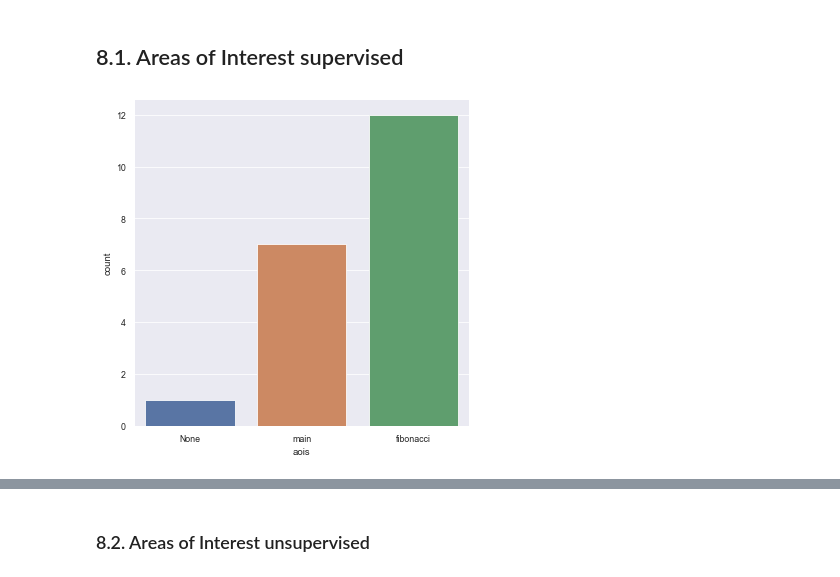
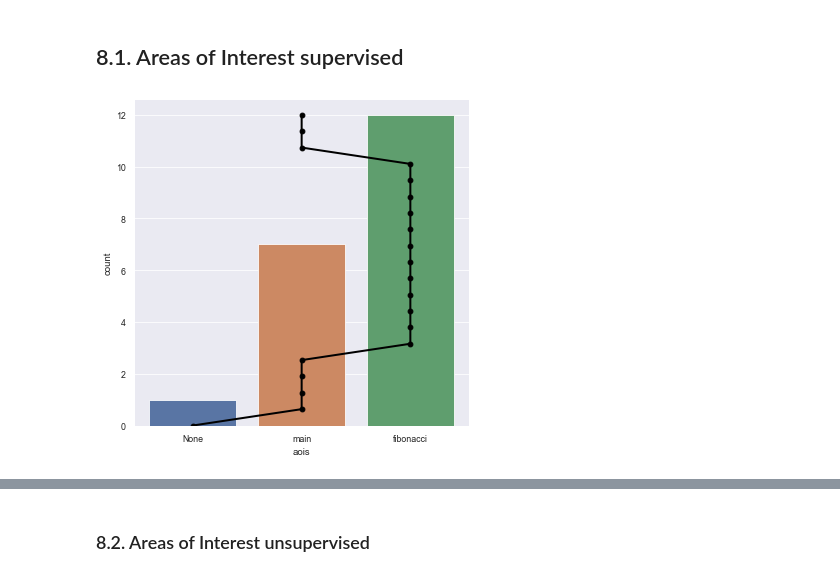
Before and after one commit to brains-on-code/REyeker, a Jupyter notebook: REyeker-DataAnalyses-Python/rEYEker_Pipeline.ipynb, the cells around one changed output, grey strips where cells are left out. Drawn from its saved outputs; the diff is of its cells as text; code cells hidden in the pictures.

```diff
--- a/REyeker-DataAnalyses-Python/rEYEker_Pipeline.ipynb
+++ b/REyeker-DataAnalyses-Python/rEYEker_Pipeline.ipynb
@@ -694,37 +694,37 @@ create_statical_data(df_similarity_array, ['Similarity']*len(df_similarity_array
 <h2>8.1. Areas of Interest supervised </h2>
 # %%
 import modules.HeatmapHelpers as heathelpers
+from matplotlib.patches import Rectangle
 
 im = image_array[0].copy()
 shape = im.shape[0], im.shape[1]
 
-aoi_mask = np.zeros(shape)
+aoi_mask = np.zeros(shape).astype(int)
 aoi_mask[50:180, 50:700] = 1
 aoi_mask[200:350, 50:900] = 2
-
-tmp = aoi_mask.flatten().tolist()
-heathelpers.draw_heat(im, tmp)
 
 x = [x for (x,y) in visual_stimulus_data_matrix[0][0]]
 y = [y for (x,y) in visual_stimulus_data_matrix[0][0]]
 
 cats = [int(aoi_mask[y,x]) for (x,y) in visual_stimulus_data_matrix[0][0]]
 classes = ["None", "main", "fibonacci"]
 classes = [classes[idx] for idx in cats]
 df_classes = pd.DataFrame(classes, columns=["aois"])
-incremental_step = float(df_classes['aois'].value_counts().max())/float(len(df_classes))
+incremental_step = float(df_classes['aois'].value_counts().max())/float(len(df_classes) - 1)
 
 y_val = [i*incremental_step for i in range(len(df_classes))]
 x_val = cats
 
 fig, ax1 = plt.subplots(figsize=(6,6))
 
 sns.countplot(x="aois", data=df_classes, ax=ax1);
-#ax2 = ax1.twinx()
+ax1.plot(x_val, y_val, '-o', linewidth=2, color='black');
 
-#sns.barplot(data = df, x='x_var', y='y_var_2', alpha=0.5, ax=ax2)
-print(len())
+bars = [r for r in ax1.get_children() if type(r)==Rectangle]
+colors = [c.get_facecolor() for c in bars[:-1]]
+colors = [[r,g,b] for (r,g,b,a) in colors]
+colors = np.array(colors).astype(np.float32)
 # %% [output]
-[figure, old version]
+[figure, new version]
 # %%
 fig, ax = plt.subplots(figsize=(8,8))
```
Also changed, not shown: parts of 8 cells of this notebook.
